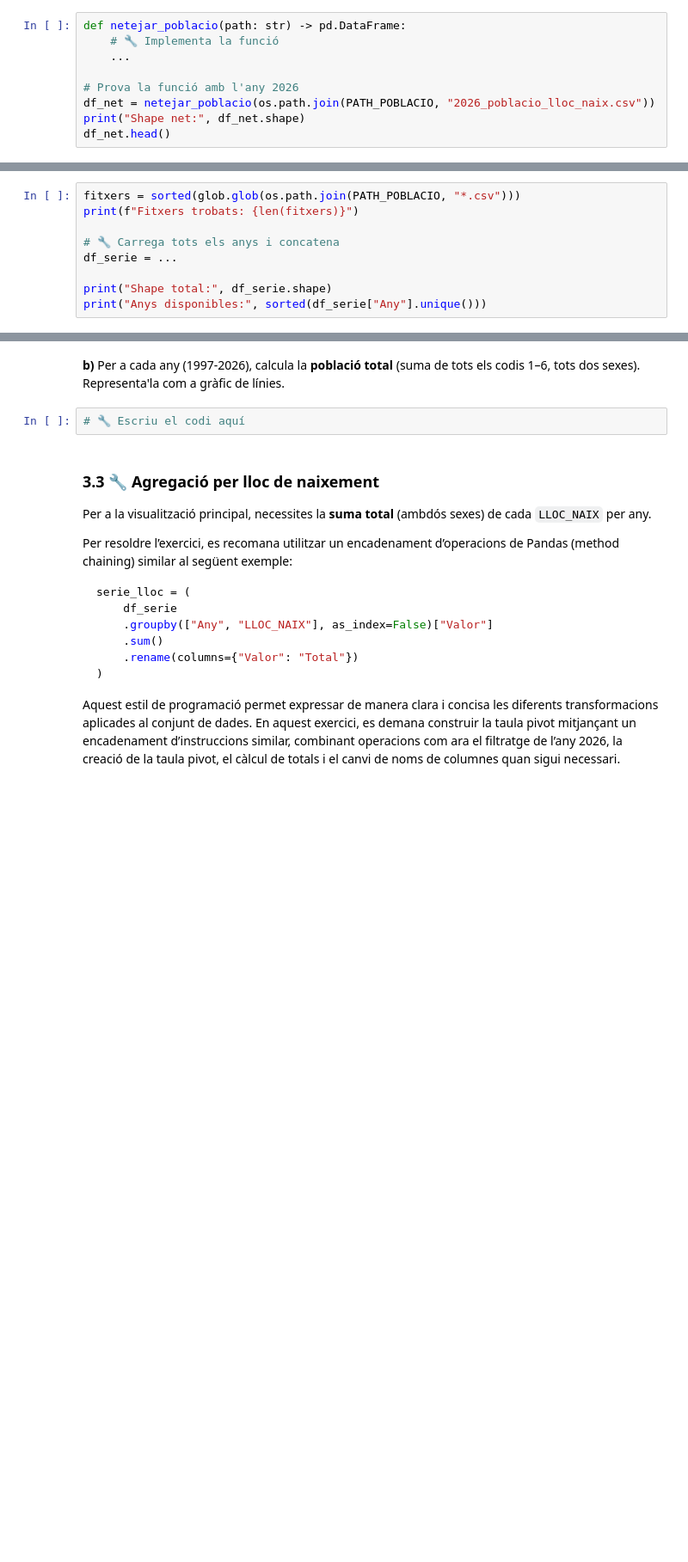
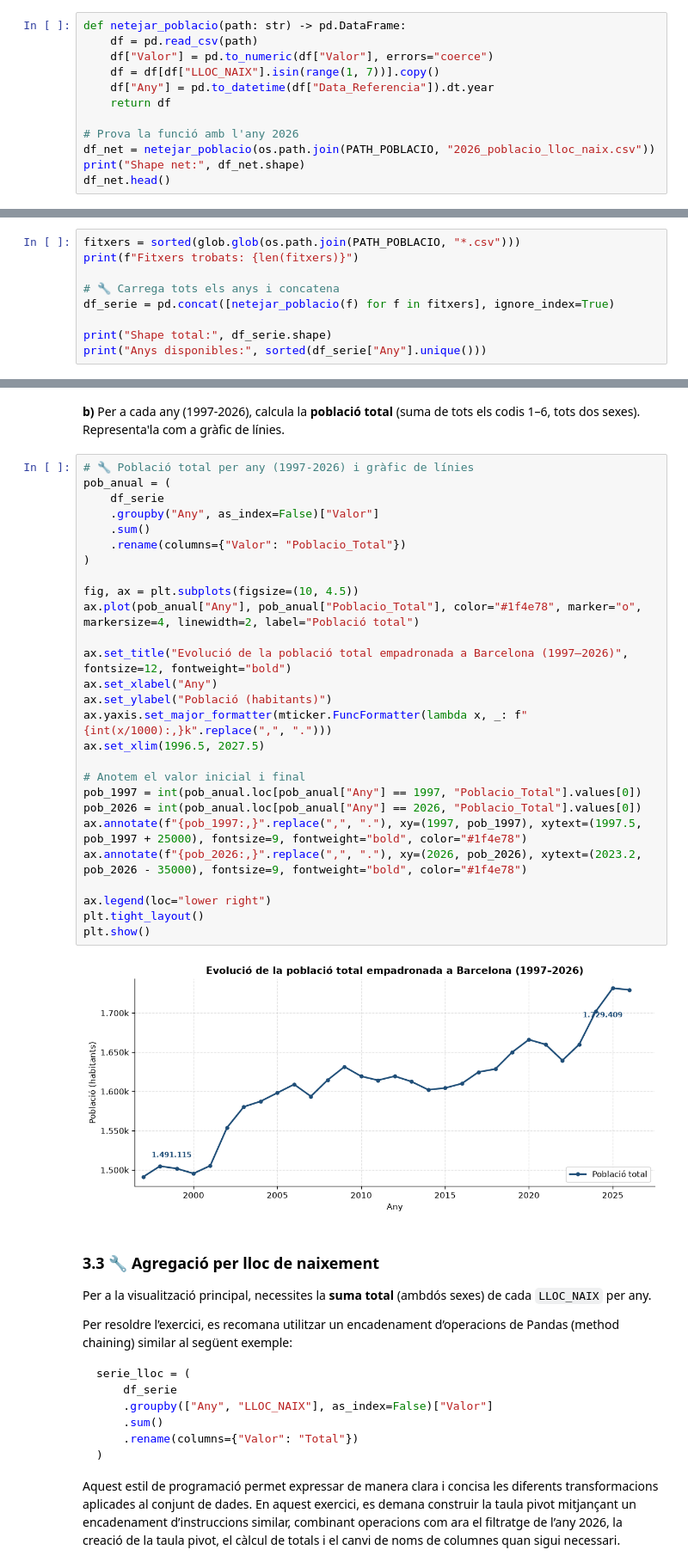
Before and after one commit to TonMartin777/Taller-de-Nous-Usos-de-la-Informatica, a Jupyter notebook: P1/exercici1.ipynb, the cells around one changed output, grey strips where cells are left out. Shown at 86% size. Saved outputs shown, nothing was run; the diff lists cells and outputs as text; blank space fills up the shorter version.

```diff
--- a/P1/exercici1.ipynb
+++ b/P1/exercici1.ipynb
@@ -322,8 +336,11 @@ Escriu una funció `netejar_poblacio(path)` que:
 > 💡 *Pista:* `pd.to_datetime(df["Data_Referencia"]).dt.year`
 # %%
 def netejar_poblacio(path: str) -> pd.DataFrame:
-    # 🔧 Implementa la funció
-    ...
+    df = pd.read_csv(path)
+    df["Valor"] = pd.to_numeric(df["Valor"], errors="coerce")
+    df = df[df["LLOC_NAIX"].isin(range(1, 7))].copy()
+    df["Any"] = pd.to_datetime(df["Data_Referencia"]).dt.year
+    return df
 
 # Prova la funció amb l'any 2026
 df_net = netejar_poblacio(os.path.join(PATH_POBLACIO, "2026_poblacio_lloc_naix.csv"))
@@ -392,7 +482,7 @@ fitxers = sorted(glob.glob(os.path.join(PATH_POBLACIO, "*.csv")))
 print(f"Fitxers trobats: {len(fitxers)}")
 
 # 🔧 Carrega tots els anys i concatena
-df_serie = ...
+df_serie = pd.concat([netejar_poblacio(f) for f in fitxers], ignore_index=True)
 
 print("Shape total:", df_serie.shape)
 print("Anys disponibles:", sorted(df_serie["Any"].unique()))
@@ -409,7 +539,34 @@ de la resta? Quina podria ser la causa?
 **b)** Per a cada any (1997-2026), calcula la **població total** (suma de tots els
 codis 1–6, tots dos sexes). Representa'la com a gràfic de línies.
 # %%
-# 🔧 Escriu el codi aquí
+# 🔧 Població total per any (1997-2026) i gràfic de línies
+pob_anual = (
+    df_serie
+    .groupby("Any", as_index=False)["Valor"]
+    .sum()
+    .rename(columns={"Valor": "Poblacio_Total"})
+)
+
+fig, ax = plt.subplots(figsize=(10, 4.5))
+ax.plot(pob_anual["Any"], pob_anual["Poblacio_Total"], color="#1f4e78", marker="o", markersize=4, linewidth=2, label="Població total")
+
+ax.set_title("Evolució de la població total empadronada a Barcelona (1997–2026)", fontsize=12, fontweight="bold")
+ax.set_xlabel("Any")
+ax.set_ylabel("Població (habitants)")
+ax.yaxis.set_major_formatter(mticker.FuncFormatter(lambda x, _: f"{int(x/1000):,}k".replace(",", ".")))
+ax.set_xlim(1996.5, 2027.5)
+
+# Anotem el valor inicial i final
+pob_1997 = int(pob_anual.loc[pob_anual["Any"] == 1997, "Poblacio_Total"].values[0])
+pob_2026 = int(pob_anual.loc[pob_anual["Any"] == 2026, "Poblacio_Total"].values[0])
+ax.annotate(f"{pob_1997:,}".replace(",", "."), xy=(1997, pob_1997), xytext=(1997.5, pob_1997 + 25000), fontsize=9, fontweight="bold", color="#1f4e78")
+ax.annotate(f"{pob_2026:,}".replace(",", "."), xy=(2026, pob_2026), xytext=(2023.2, pob_2026 - 35000), fontsize=9, fontweight="bold", color="#1f4e78")
+
+ax.legend(loc="lower right")
+plt.tight_layout()
+plt.show()
+# %% [output]
+[figure, added]
 # %% [markdown]
 ### 3.3 🔧 Agregació per lloc de naixement
 
```
Also changed, not shown: parts of 27 cells of this notebook, 10 other files.
